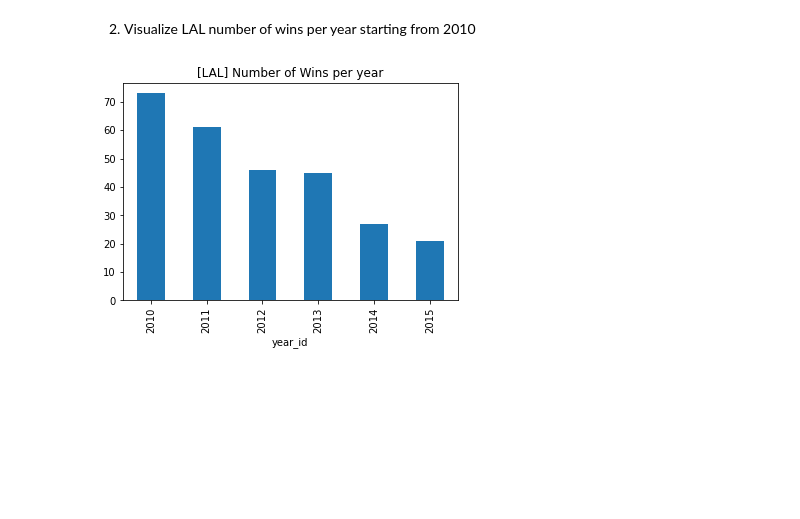
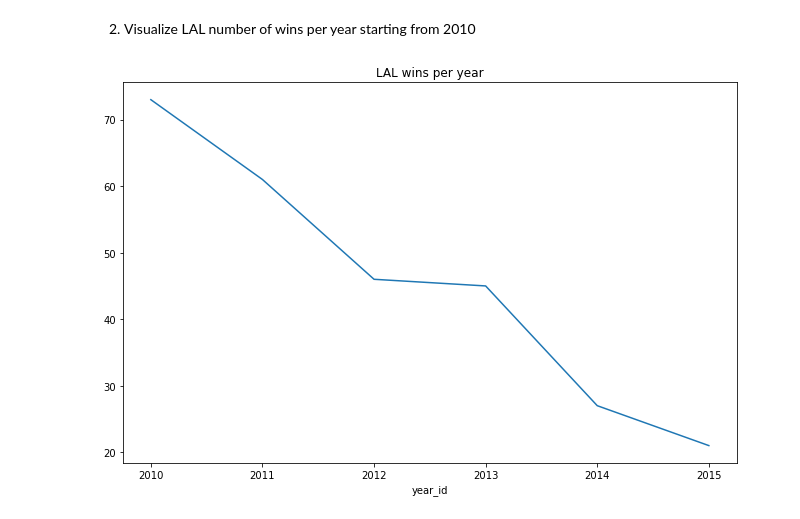
Before and after one commit to ghinakh/H8_001, a Jupyter notebook: Pertemuan 5/Ghina Khoerunnisa - Sesi 5 - Pandas.ipynb, the cells around one changed output. Cells and saved outputs as stored; diff of their text form; code cells hidden in the pictures; blank space fills up the shorter version.

```diff
--- a/Pertemuan 5/Ghina Khoerunnisa - Sesi 5 - Pandas.ipynb
+++ b/Pertemuan 5/Ghina Khoerunnisa - Sesi 5 - Pandas.ipynb
@@ -368,10 +486,10 @@ plt.show()
 # %%
 no2 = df[
     (df['team_id'] == 'LAL')&
     (df['year_id'] >= 2010)&
     (df['game_result'] == 'W')
-].groupby(['year_id'])['game_result'].count().plot(kind="bar")
-plt.title("[LAL] Number of Wins per year")
+].groupby(['year_id'])['game_result'].count().plot(kind="line", figsize=(11,7))
+plt.title("LAL wins per year")
 plt.show()
 # %% [output]
-[figure, old version]
+[figure, new version]
```
Also changed, not shown: parts of 21 cells of this notebook, 1 other file.
